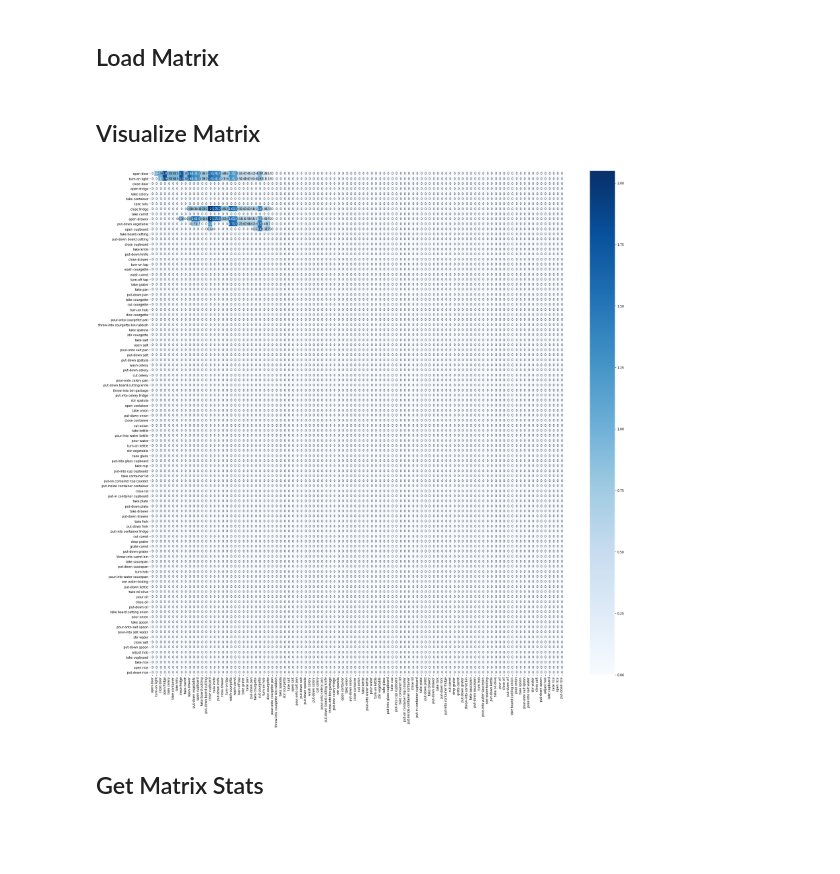
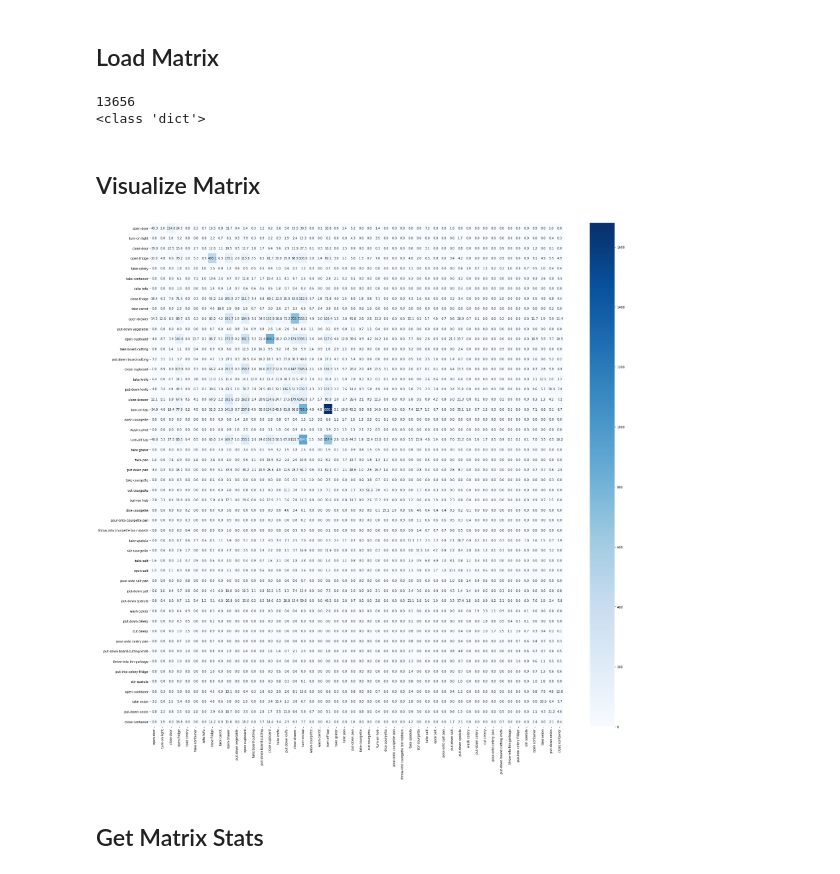
Before and after one commit to cfosco/frl_causality_project, a Jupyter notebook: epic_kitchens_causality_matrix.ipynb, the cells around one changed output. Saved outputs shown, nothing was run; the diff lists cells and outputs as text; code cells hidden in the pictures; blank space fills up the shorter version.

```diff
--- a/epic_kitchens_causality_matrix.ipynb
+++ b/epic_kitchens_causality_matrix.ipynb
@@ -145,5 +150,3 @@ looking at group P01_09 with len 881
-# %%
-cm_array = matrix_dict_to_array(cm)
 # %% [markdown]
 ## Save Matrix
 # %%
@@ -158,32 +161,38 @@ with open('causality_matrix.pkl', 'wb') as f:
 ## Load Matrix
 # %%
 # Load causality matrix as dict
-with open('causality_matrix.json', 'r') as fp:
-    cm = json.load(fp)
+# with open('causality_matrix.json', 'r') as fp:
+#     cm = json.load(fp)
 
-print(type(cm))
+# print(type(cm))
 
 
 # Load causality matrix as pkl
-with open('causality_matrix.pkl', 'rb') as f:
-    cm_array_l = pickle.load(f)
+with open('causality_matrix_weighted_linear.pkl', 'rb') as f:
+    cm_pkl = pickle.load(f)
 
-print(len(cm_array_l))
+print(len(cm_pkl))
+print(type(cm_pkl))
+# %% [output]
+13656
+<class 'dict'>
+# %%
+cm_array = matrix_dict_to_array(cm_pkl)
 # %% [markdown]
 ## Visualize Matrix
 # %%
 # Visualize causality matrix
 import seaborn as sns
 import matplotlib.pyplot as plt
 
 
-cm_keys = list(cm.keys())
-k = 100
+cm_keys = list(cm_pkl.keys())
+k = 50
 plt.figure(figsize=[30,30])
-sns.heatmap(cm_array[:k, :k], annot=True, xticklabels=cm_keys[:k], yticklabels=cm_keys[:k], cmap='Blues')
+sns.heatmap(cm_array[:k, :k], annot=True, fmt=".1f", xticklabels=cm_keys[:k], yticklabels=cm_keys[:k], cmap='Blues')
 plt.show()
 # %% [output]
-[figure, old version]
+[figure, new version]
 # %% [markdown]
 ## Get Matrix Stats
 # %%
```
Also changed, not shown: parts of 11 cells of this notebook, 6 other files.
